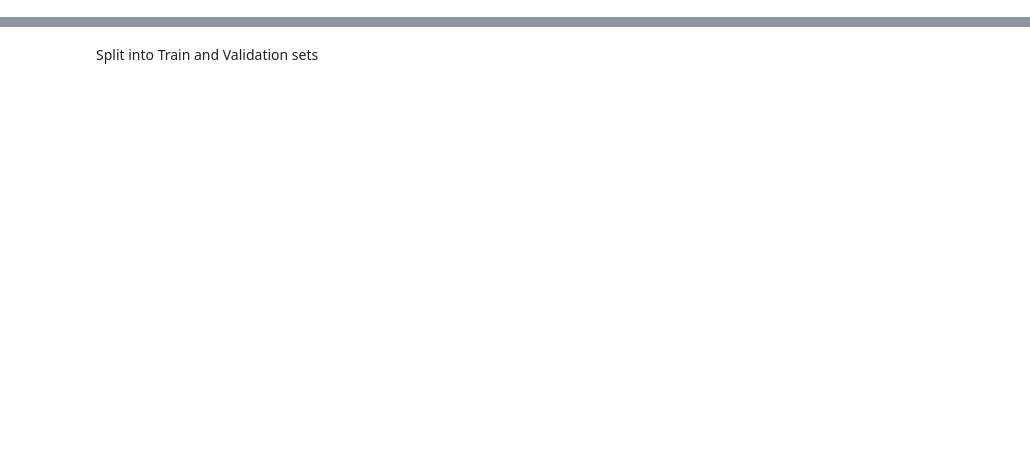
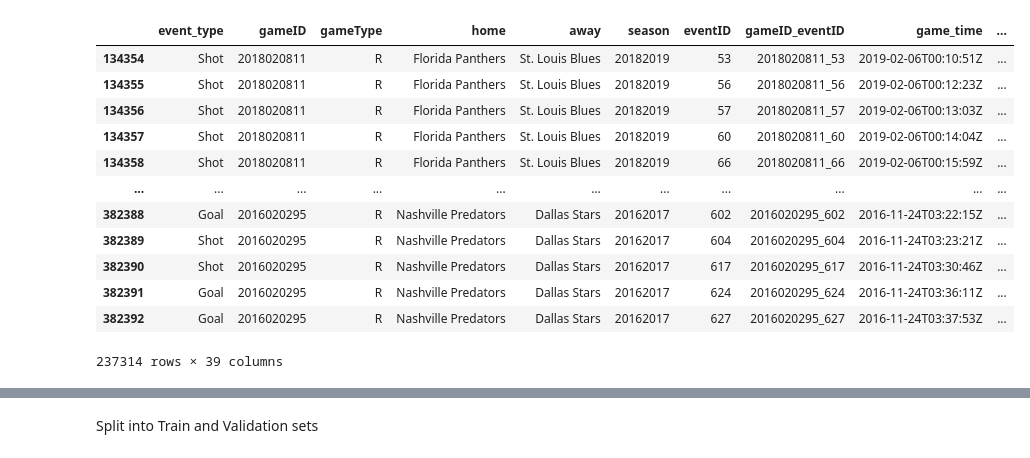
Before and after one commit to mahmoodhegazy/nhl_ds_project, a Jupyter notebook: src/q6_catboost.ipynb, the cells around one changed output, grey strips where cells are left out. Drawn from its saved outputs; the diff is of its cells as text; code cells hidden in the pictures; blank space fills up the shorter version.

```diff
--- a/src/q6_catboost.ipynb
+++ b/src/q6_catboost.ipynb
@@ -28,3 +28,19 @@ from catboost import CatBoostClassifier, Pool, metrics, cv
 pd.set_option('display.max_columns', 500)
 # %%
 df_train, df_test = FeatureEngineering("data/all_game_data_milesstone_2.csv").train_test_split()
+# %%
+df_train
+# %% [output]
+|  | event_type | gameID | gameType | home | away | season | eventID | gameID_eventID | game_time | ... |
+| 134354 | Shot | 2018020811 | R | Florida Panthers | St. Louis Blues | 20182019 | 53 | 2018020811_53 | 2019-02-06T00:10:51Z | ... |
+| 134355 | Shot | 2018020811 | R | Florida Panthers | St. Louis Blues | 20182019 | 56 | 2018020811_56 | 2019-02-06T00:12:23Z | ... |
+| 134356 | Shot | 2018020811 | R | Florida Panthers | St. Louis Blues | 20182019 | 57 | 2018020811_57 | 2019-02-06T00:13:03Z | ... |
+| 134357 | Shot | 2018020811 | R | Florida Panthers | St. Louis Blues | 20182019 | 60 | 2018020811_60 | 2019-02-06T00:14:04Z | ... |
+| 134358 | Shot | 2018020811 | R | Florida Panthers | St. Louis Blues | 20182019 | 66 | 2018020811_66 | 2019-02-06T00:15:59Z | ... |
+| ... | ... | ... | ... | ... | ... | ... | ... | ... | ... | ... |
+| 382388 | Goal | 2016020295 | R | Nashville Predators | Dallas Stars | 20162017 | 602 | 2016020295_602 | 2016-11-24T03:22:15Z | ... |
+| 382389 | Shot | 2016020295 | R | Nashville Predators | Dallas Stars | 20162017 | 604 | 2016020295_604 | 2016-11-24T03:23:21Z | ... |
+| 382390 | Shot | 2016020295 | R | Nashville Predators | Dallas Stars | 20162017 | 617 | 2016020295_617 | 2016-11-24T03:30:46Z | ... |
+| 382391 | Goal | 2016020295 | R | Nashville Predators | Dallas Stars | 20162017 | 624 | 2016020295_624 | 2016-11-24T03:36:11Z | ... |
+| 382392 | Goal | 2016020295 | R | Nashville Predators | Dallas Stars | 20162017 | 627 | 2016020295_627 | 2016-11-24T03:37:53Z | ... |
+237314 rows × 39 columns
```
Also changed, not shown: parts of 19 cells of this notebook, 3 other files.
